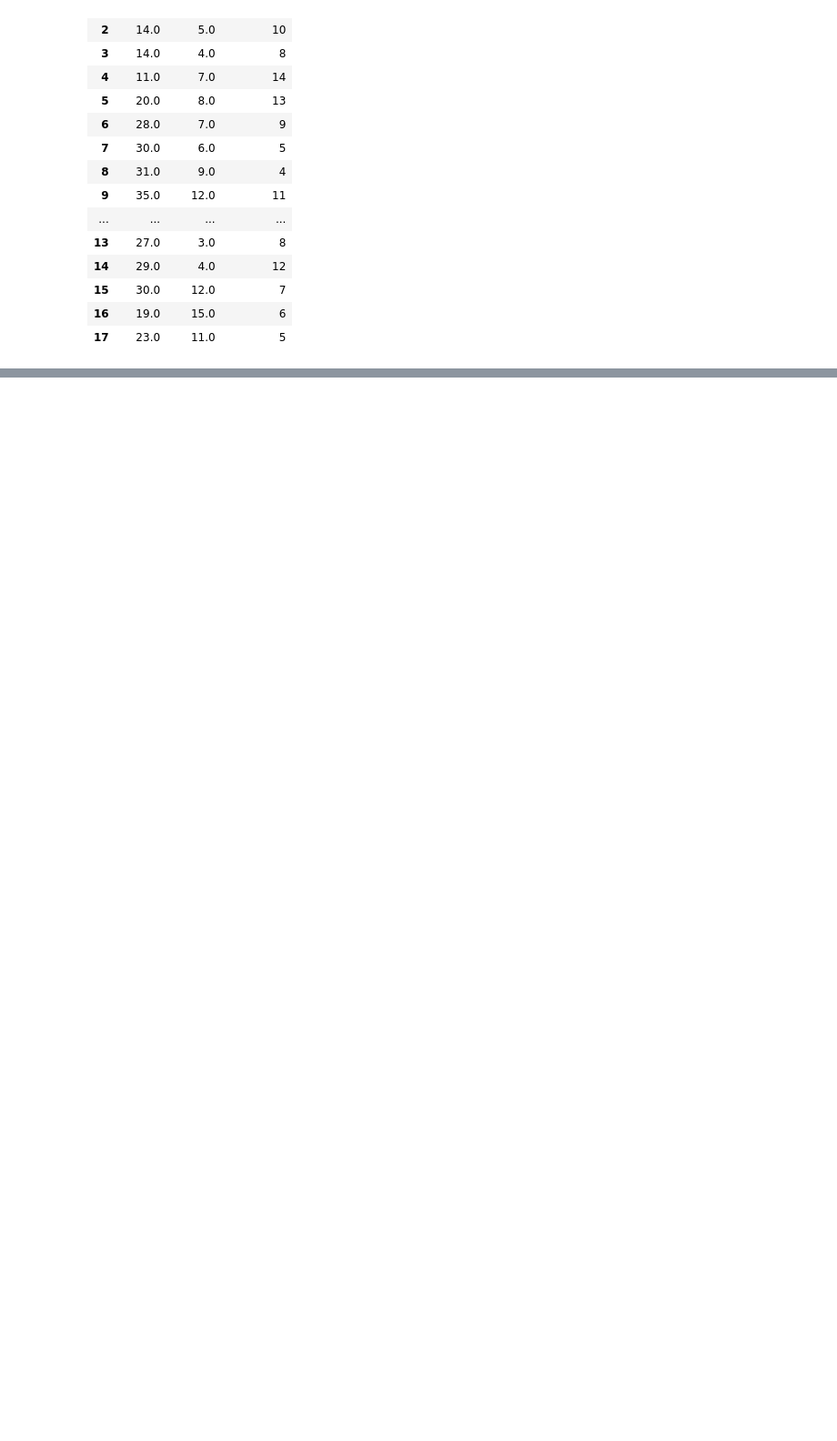
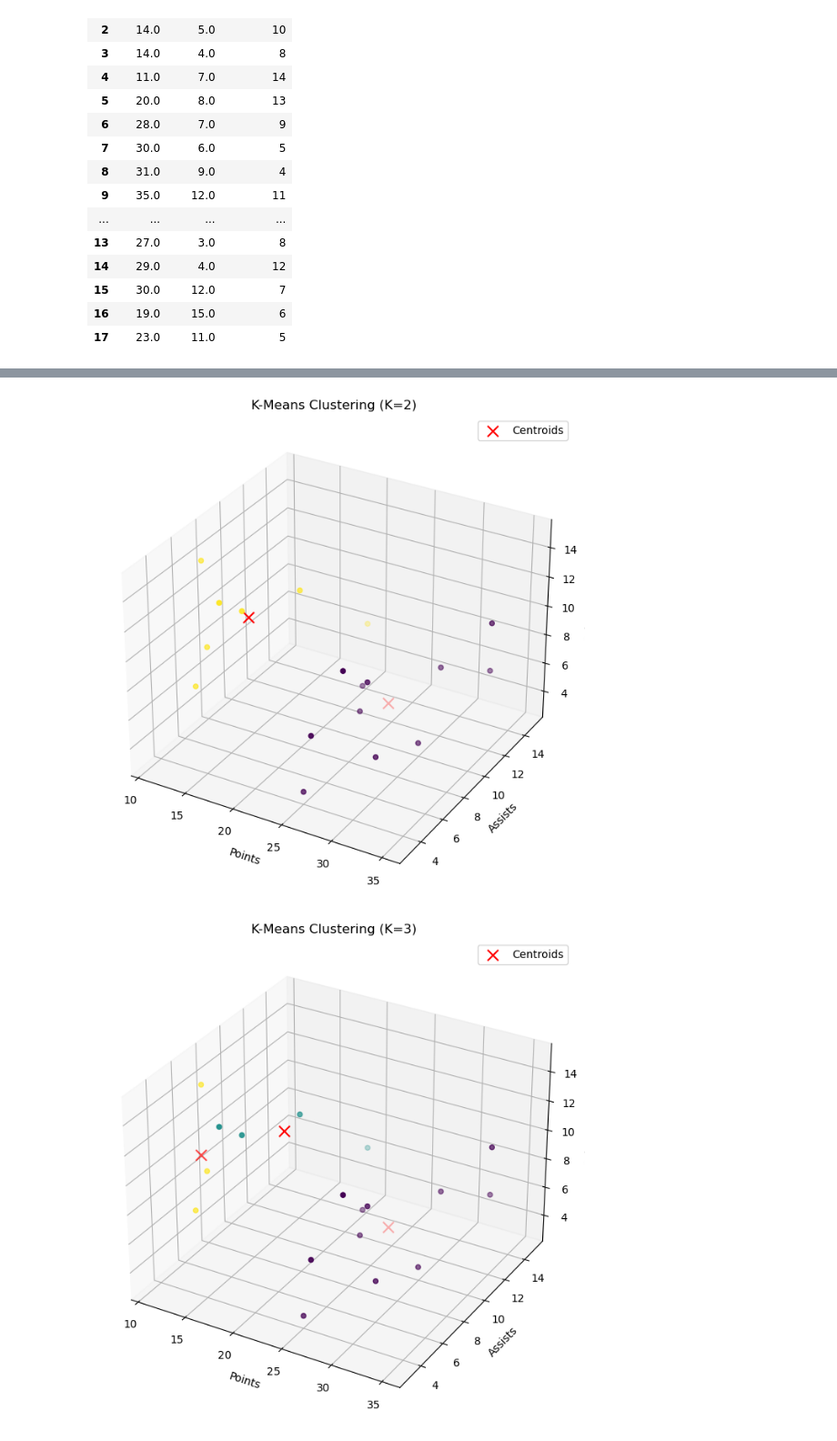
Before and after one commit to balabcode/sem-5-labs, a Jupyter notebook: ml-lab/lab10/lab10.ipynb, the cells around one changed output, grey strips where cells are left out. Shown at 91% size. Saved outputs shown, nothing was run; the diff lists cells and outputs as text; code cells hidden in the pictures; blank space fills up the shorter version.

```diff
--- a/ml-lab/lab10/lab10.ipynb
+++ b/ml-lab/lab10/lab10.ipynb
@@ -122,0 +123,24 @@ runner(df1, minkowski_distance)
+# %%
+from sklearn.cluster import KMeans
+
+def kmeans_sk(df, k, dist_metric='euclidean', max_iters=100, thresh=1e-4):
+    points = df.to_numpy()
+    kmeans = KMeans(n_clusters=k, max_iter=max_iters, random_state=42)
+    kmeans.fit(points)
+    labels = kmeans.labels_
+    centroids = pd.DataFrame(kmeans.cluster_centers_, columns=df.columns)
+    sse = kmeans.inertia_
+    sse_history = [sse]
+
+    return labels, centroids, sse_history
+# %%
+def runner_sk(df, dist_metric, k_vals=[1,2,3,4]):
+    sse_results = []
+    for k in k_vals:
+        labels, centroids, sse_history = kmeans_sk(df, k, dist_metric=dist_metric)
+        sse_results.append(sse_history[-1])
+        plot_clusters_3d(df, labels, centroids, k)
+    plot_sse(sse_results)
+# %%
+runner_sk(df1, "euclidean")
+# %% [output]
@@ -122,0 +148,2 @@ runner(df1, minkowski_distance)
+[figure, added]
+[figure, added]
```
Also changed, not shown: parts of 7 cells of this notebook.
